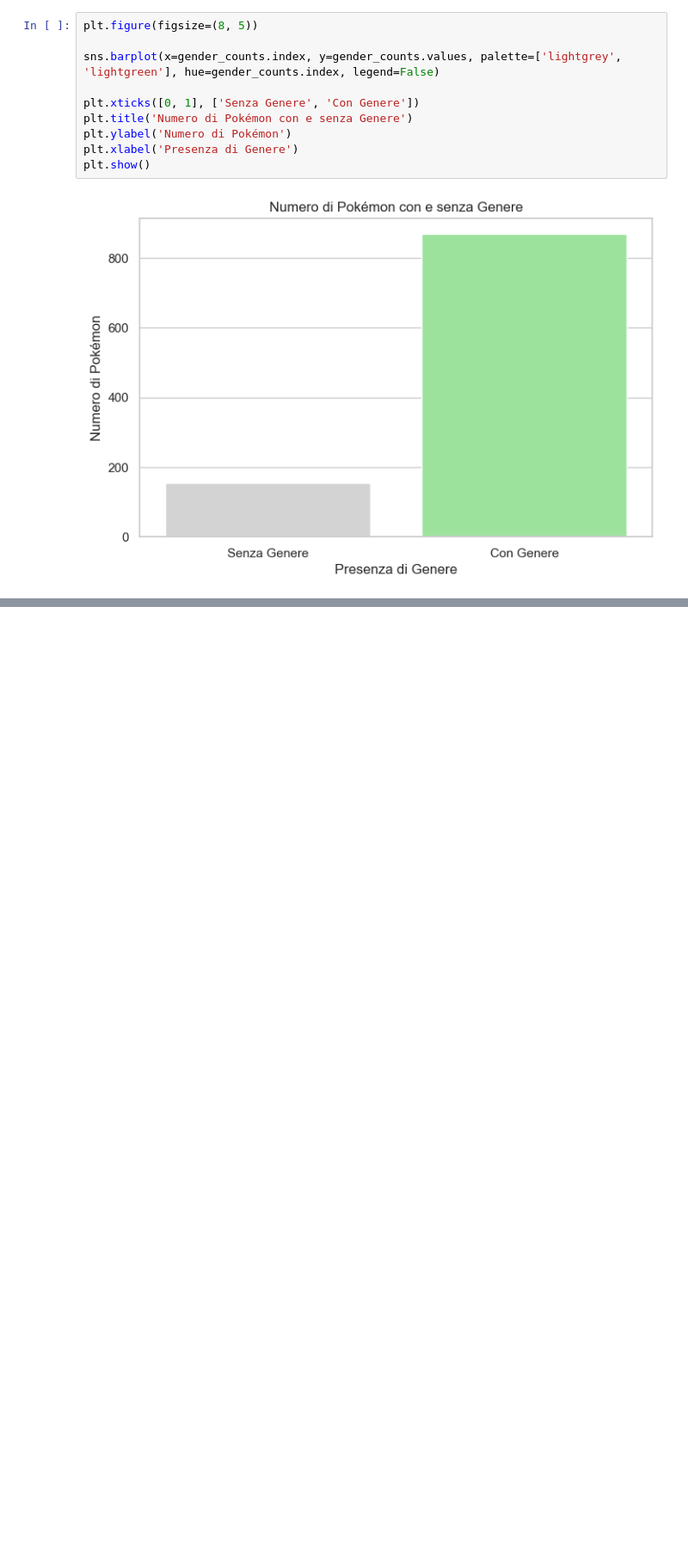
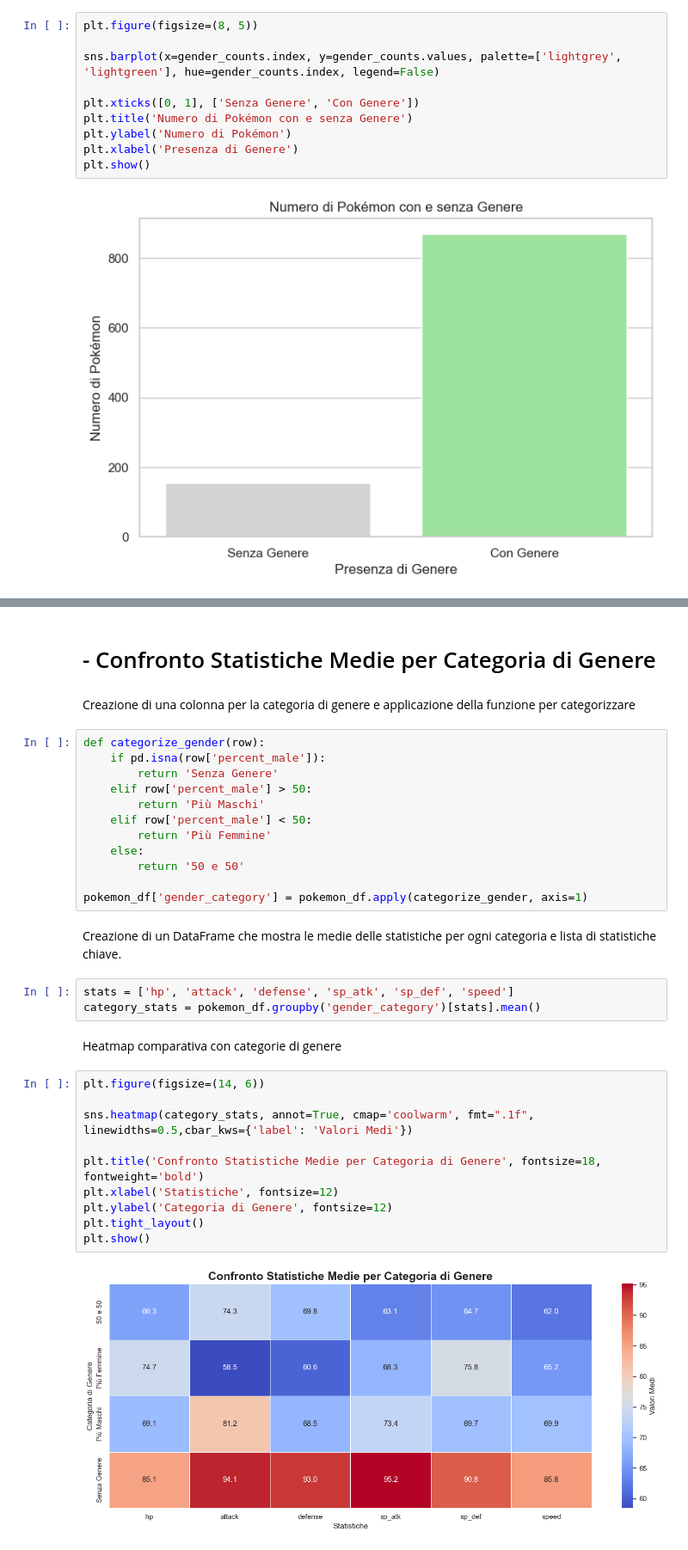
Before and after one commit to Yogghevole/Progetto-Big-Data-Data-Mining-e-Data-Analytics, a Jupyter notebook: PokemonAnalysis.ipynb, the cells around one changed output, grey strips where cells are left out. Shown at 86% size. Saved outputs shown, nothing was run; the diff lists cells and outputs as text; blank space fills up the shorter version.

```diff
--- a/PokemonAnalysis.ipynb
+++ b/PokemonAnalysis.ipynb
@@ -379,0 +340,35 @@ Percentuale media di femmine: 45.07%
+# %% [markdown]
+# - Confronto Statistiche Medie per Categoria di Genere
+# %% [markdown]
+Creazione di una colonna per la categoria di genere e applicazione della funzione per categorizzare
+# %%
+def categorize_gender(row):
+    if pd.isna(row['percent_male']):
+        return 'Senza Genere'
+    elif row['percent_male'] > 50:
+        return 'Più Maschi'
+    elif row['percent_male'] < 50:
+        return 'Più Femmine'
+    else:
+        return '50 e 50'
+
+pokemon_df['gender_category'] = pokemon_df.apply(categorize_gender, axis=1)
+# %% [markdown]
+Creazione di un DataFrame che mostra le medie delle statistiche per ogni categoria e lista di statistiche chiave.
+# %%
+stats = ['hp', 'attack', 'defense', 'sp_atk', 'sp_def', 'speed']
+category_stats = pokemon_df.groupby('gender_category')[stats].mean()
+# %% [markdown]
+Heatmap comparativa con categorie di genere
+# %%
+plt.figure(figsize=(14, 6))
+
+sns.heatmap(category_stats, annot=True, cmap='coolwarm', fmt=".1f", linewidths=0.5,cbar_kws={'label': 'Valori Medi'})
+
+plt.title('Confronto Statistiche Medie per Categoria di Genere', fontsize=18, fontweight='bold')
+plt.xlabel('Statistiche', fontsize=12)
+plt.ylabel('Categoria di Genere', fontsize=12)
+plt.tight_layout()
+plt.show()
+# %% [output]
+[figure, added]
```
Also changed, not shown: parts of 83 cells of this notebook.
